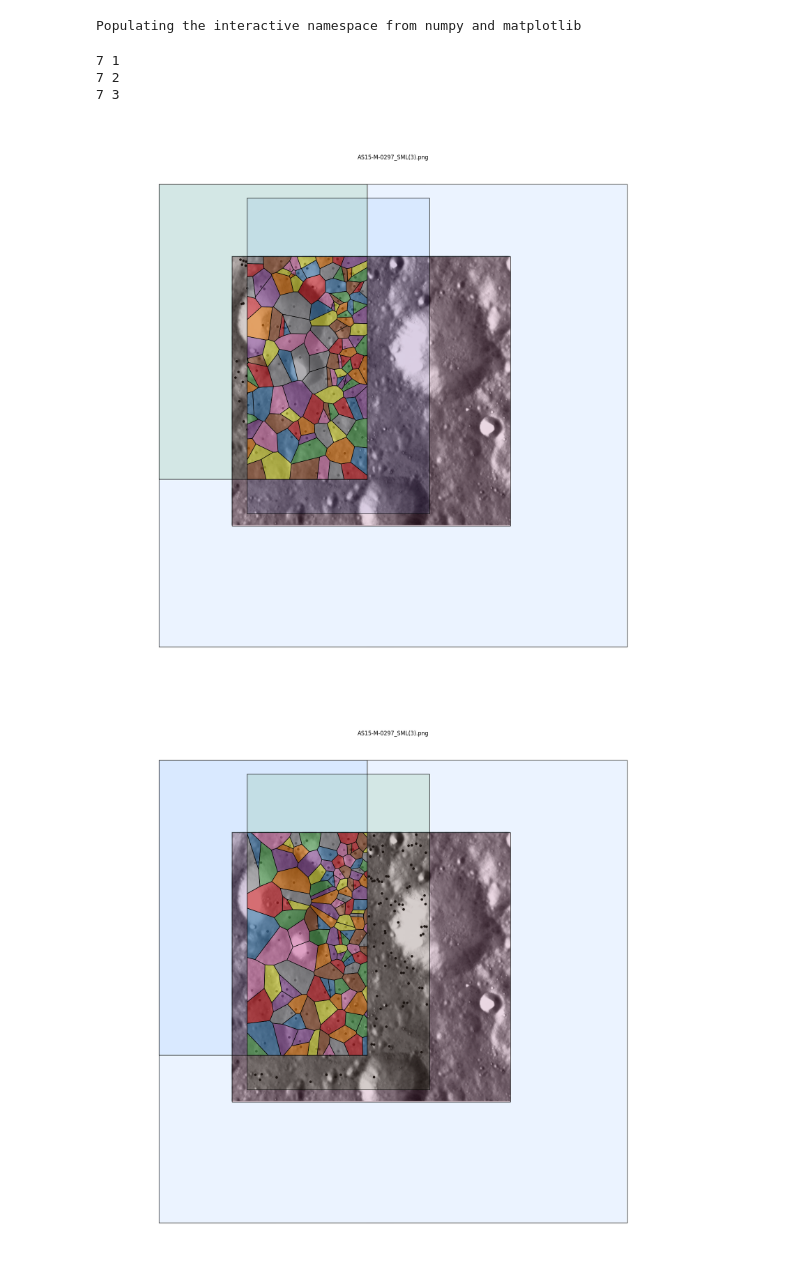
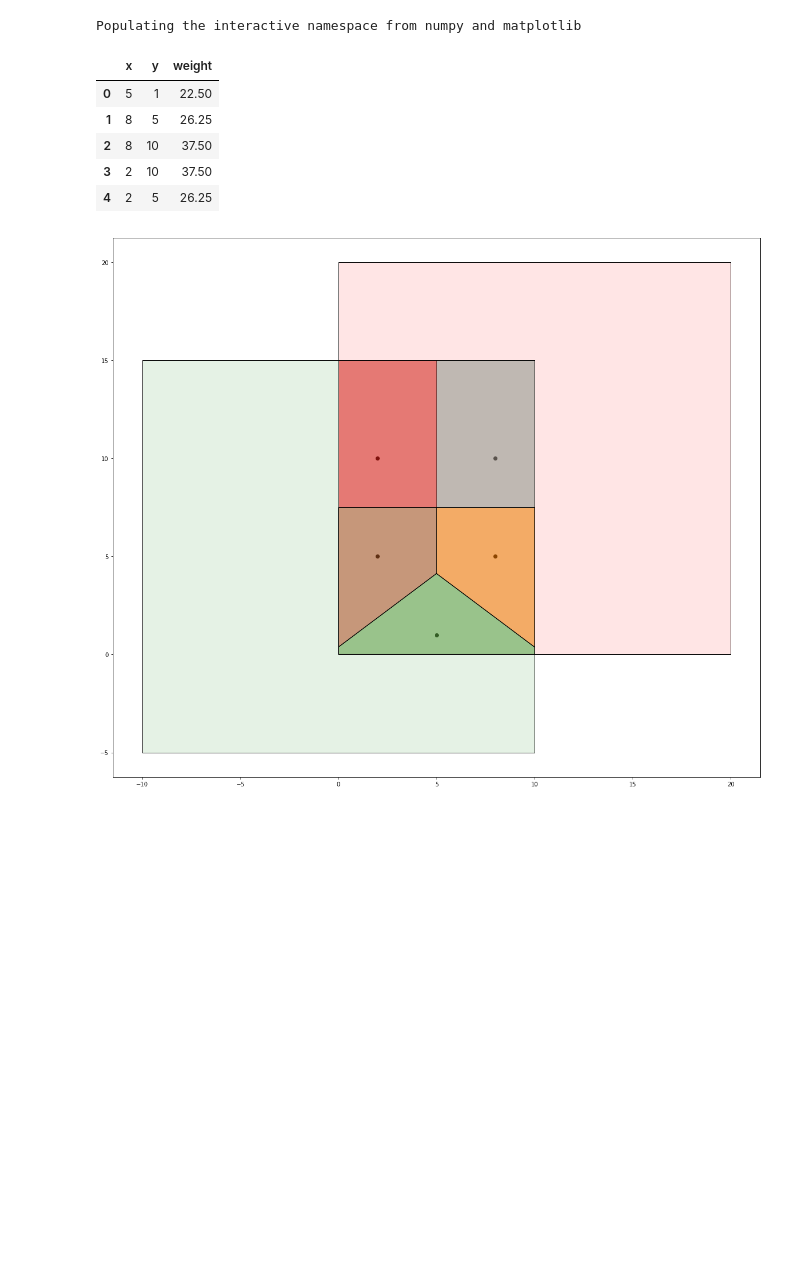
Before and after one commit to tgiroux/autocnet, a Jupyter notebook: notebooks/Testing_geopandas.ipynb, the cells around one changed output. Cells and saved outputs as stored; diff of their text form; code cells hidden in the pictures; blank space fills up the shorter version.

```diff
--- a/notebooks/Testing_geopandas.ipynb
+++ b/notebooks/Testing_geopandas.ipynb
@@ -89,23 +90,13 @@ def compute_intersection(source, graph, clean_keys=[]):
             kp2 = edge.get_keypoints('destination', clean_keys = ['fundamental'], homogeneous = True)
             kp1 = edge.get_keypoints('source', clean_keys = ['fundamental'], homogeneous = True)
 
-        # If the source image has coordinate transformation data, us the footprint and
-        # coordinate transforms as it will produce a more accurate intersection
-
-        # NOTE: I AM 90% SURE THE LOGIC INSIDE THE IF STATEMENT DOES NOT WORK WITH THE REST OF THE PROGRAM ANY MORE
-        # PLZ FIX ME
-        if edge.source.geodata.coordinate_transformation.this != None:
-            source_footprint_poly = edge.source.geodata.footprint
-            destination_footprint_poly = edge.destination.geodata.footprint
-
-            intersection_poly = destination_footprint_poly.Intersection(source_footprint_poly)
+        # If the source image has coordinate transformation data
+        if (source.geodata.coordinate_transformation.this != None) and (destination.geodata.coordinate_transformation.this != None):
+            proj_poly = Poly(destination.geodata.xy_corners)
 
         # Else, use the homography transform to get an intersection of the two images
         else:
-            H, mask = cv2.findHomography(kp2.values,
-                                         kp1.values,
-                                         cv2.RANSAC,
-                                         2.0)
+            H, mask = cv2.findHomography(kp2.values, kp1.values, cv2.RANSAC, 2.0)
             proj_corners = []
             for c in destination_corners:
                 x, y, h = reproj_point(H, c)
@@ -115,18 +106,19 @@ def compute_intersection(source, graph, clean_keys=[]):
                 proj_corners.append((x, y))
 
             proj_poly = Poly(proj_corners)
-            proj_list.append(proj_poly)
-            proj_nodes.append(n)
+
+        proj_list.append(proj_poly)
+        proj_nodes.append(n)
 
     proj_gdf = gpd.GeoDataFrame({'proj_geom': proj_list, 'proj_node': proj_nodes}).set_geometry('proj_geom')
 
     intersect_gdf = gpd.overlay(source_gdf, proj_gdf, how='intersection')
     intersect_gdf = intersect_gdf.rename(columns = {'geometry':'intersect_geom'}).set_geometry('intersect_geom')
     intersect_gdf['overlaps_all'] = intersect_gdf.geometry.apply(lambda x:proj_gdf.geometry.contains(scale(x, .9, .9)).all())
-
     return intersect_gdf, proj_gdf, source_gdf
 # %%
-def vor(source, graph, clean_keys=[], verbose=False, s = 30):
+def vor(graph, source, clean_keys=[], verbose=False, s = 30):
+    total_time = 0
 
     num_neighbors = len(graph.nodes()) - 1
     for n in graph.nodes():
@@ -227,8 +296,10 @@ def compute_weights(cang, source_id, clean_keys = [], verbose = False):
 # %%
-compute_weights(cang, 7, clean_keys = ['fundamental'], verbose = True)
+vor(cang, destination_node, clean_keys = [], verbose = True)
 # %% [output]
-7 1
-7 2
-7 3
+|  | x | y | weight |
+| 0 | 5 | 1 | 22.50 |
+| 1 | 8 | 5 | 26.25 |
+| 2 | 8 | 10 | 37.50 |
+| 3 | 2 | 10 | 37.50 |
+| 4 | 2 | 5 | 26.25 |
-[figure, old version]
+[figure, new version]
-[figure, removed]
```
Also changed, not shown: parts of 12 cells of this notebook, 1 other file.
